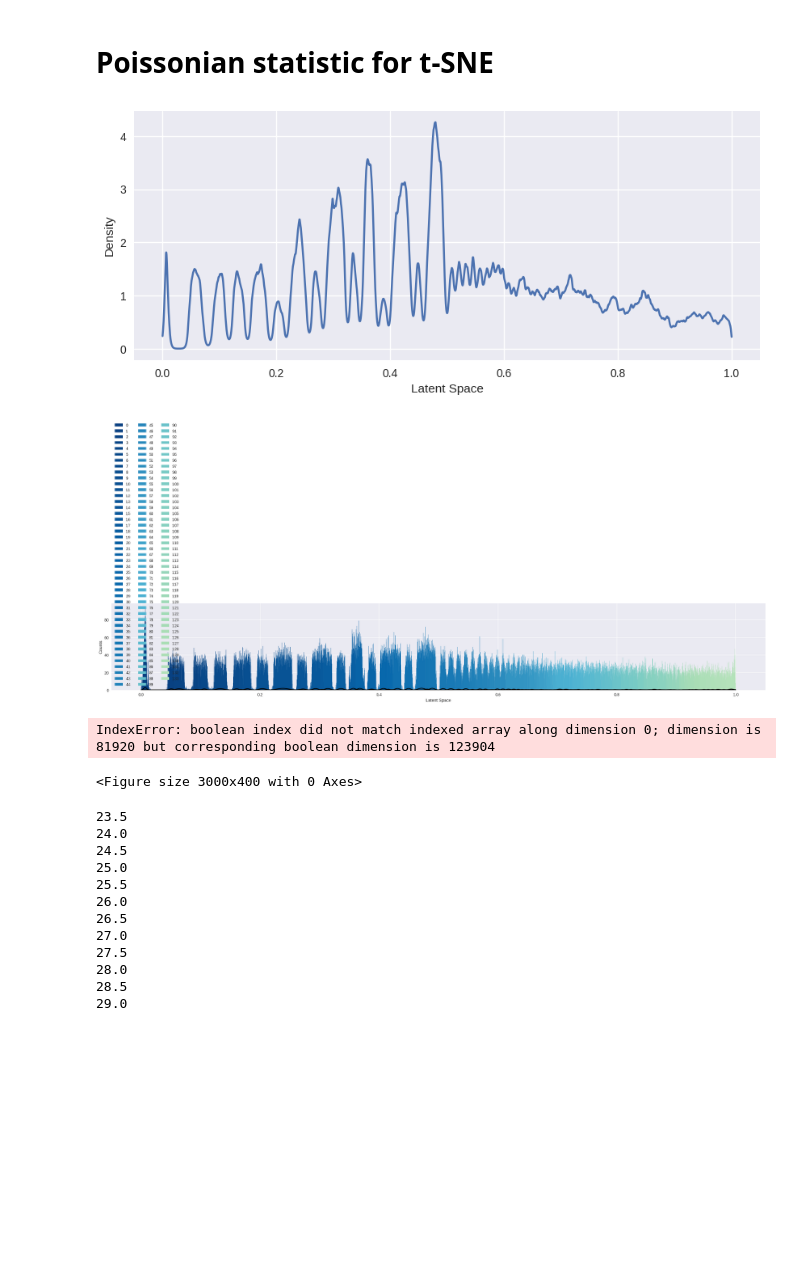
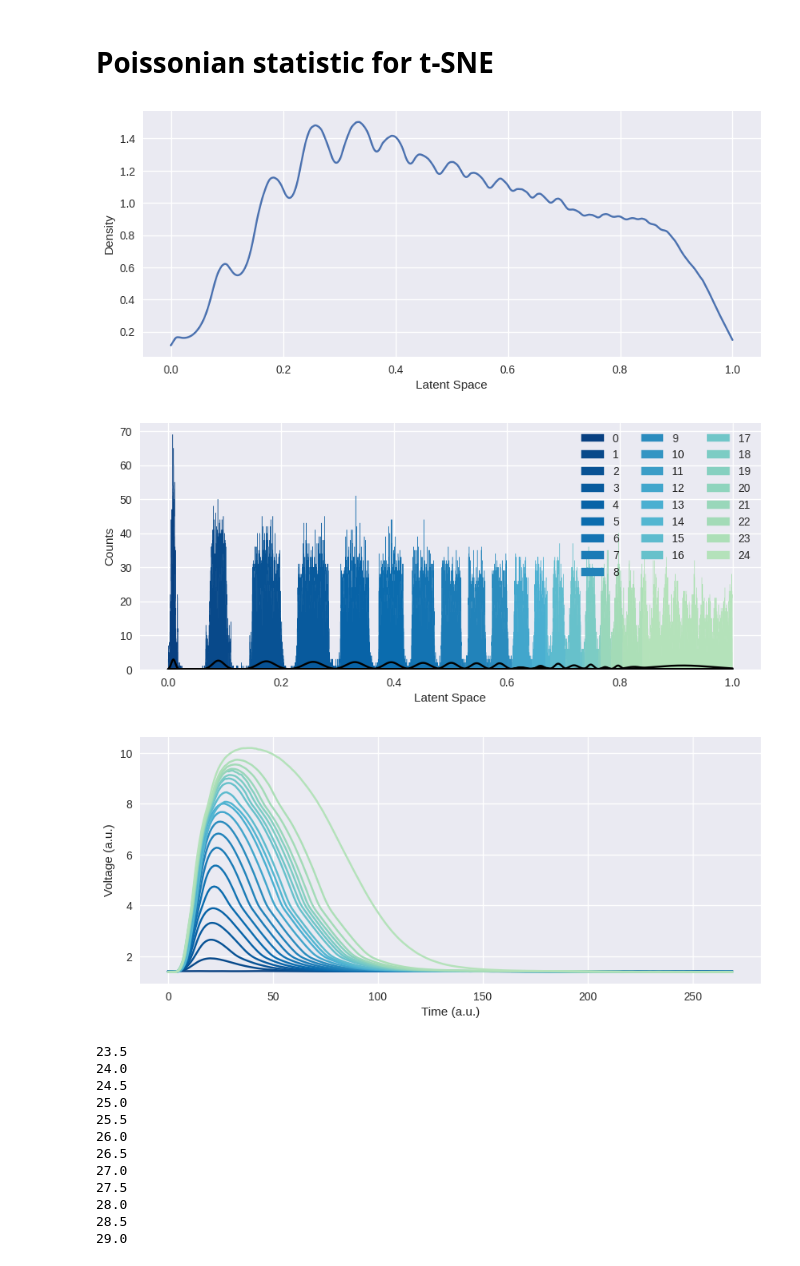
Before and after one commit to polyquantique/Photon-Number-Classification, a Jupyter notebook: src/Decibel_TES.ipynb, the cells around one changed output. Saved outputs shown, nothing was run; the diff lists cells and outputs as text; code cells hidden in the pictures; blank space fills up the shorter version.

```diff
--- a/src/Decibel_TES.ipynb
+++ b/src/Decibel_TES.ipynb
@@ -120,33 +132,32 @@ X, decibel_samples = decibel_table_bin('Datasets/TES/NIST train',
                                 (67,71))
 
 X = -1* X[:,0:270]
-X = X[:,::2]
+#X = X[:,::2]
 # %%
 #method = TSNE(n_components=1, perplexity=1000)
 #X_l = method.fit_transform(X)
 # %%
 #np.save("temp_tsne_TES1000_L",X_l)
-X_l = np.load("MetricLog/temp_tsne_TES1000_100.npy")
+X_l = np.load("MetricLog/temp_tsne_TES1000.npy")
 # %%
 X_l = (X_l - np.min(X_l)) / (np.max(X_l) - np.min(X_l))
 
 kd = density_gaussianMixture(X_l,
-                            bw = [0.005], #0.012
+                            bw = [0.05], #0.012
                             bins_plot = 5000,
                             density_kernel='exponential',
                             flip = False,
                             skip = 10,
-                            size_plot = 30)
+                            size_plot = 10)
 
 kd.plot_density()
 kd.plot_cluster()
 kd.plot_traces_average(X)
 labels = kd.labels
 # %% [output]
-[figure, old version]
+[figure, new version]
-[figure, old version]
+[figure, new version]
-IndexError: boolean index did not match indexed array along dimension 0; dimension is 81920 but corresponding boolean dimension is 123904
-<Figure size 3000x400 with 0 Axes>
+[figure, added]
 # %%
 decibel = []
 g2 = []
```
Also changed, not shown: parts of 6 cells of this notebook, 8 other files.
